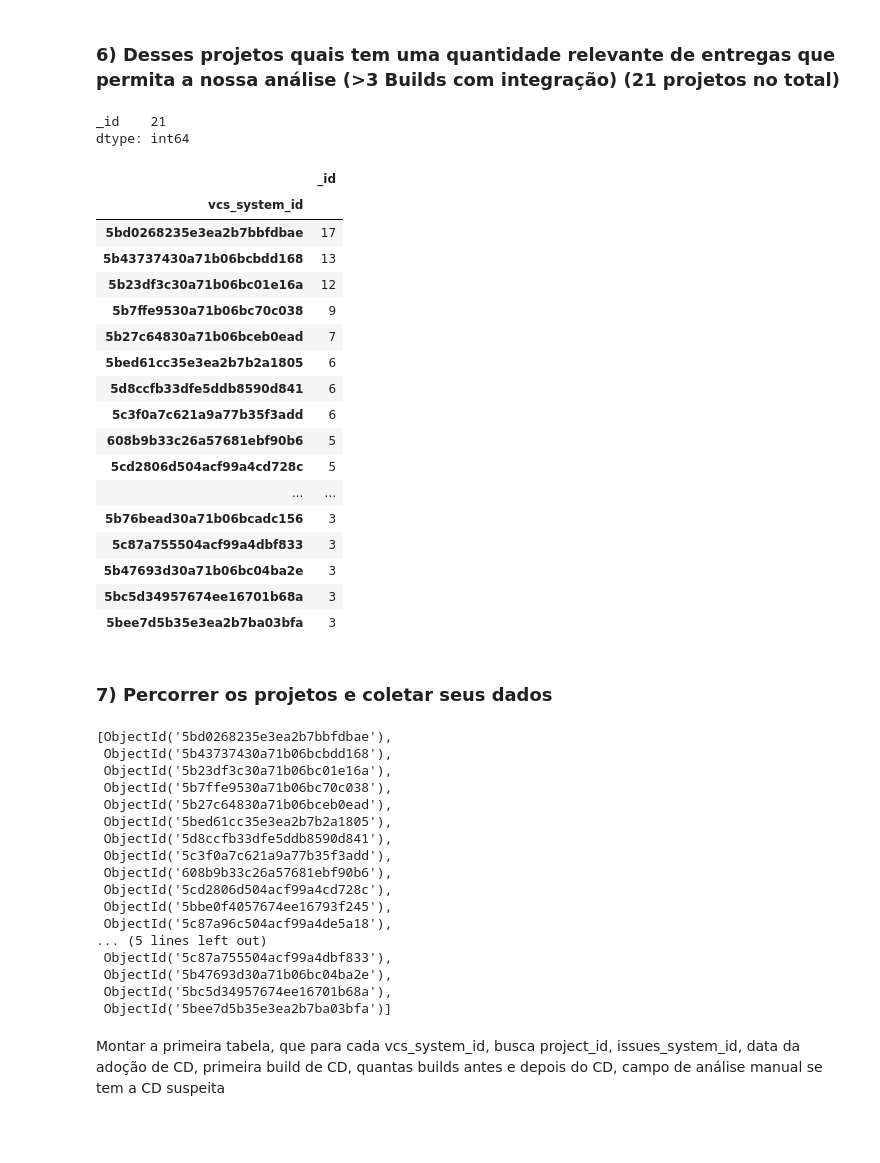
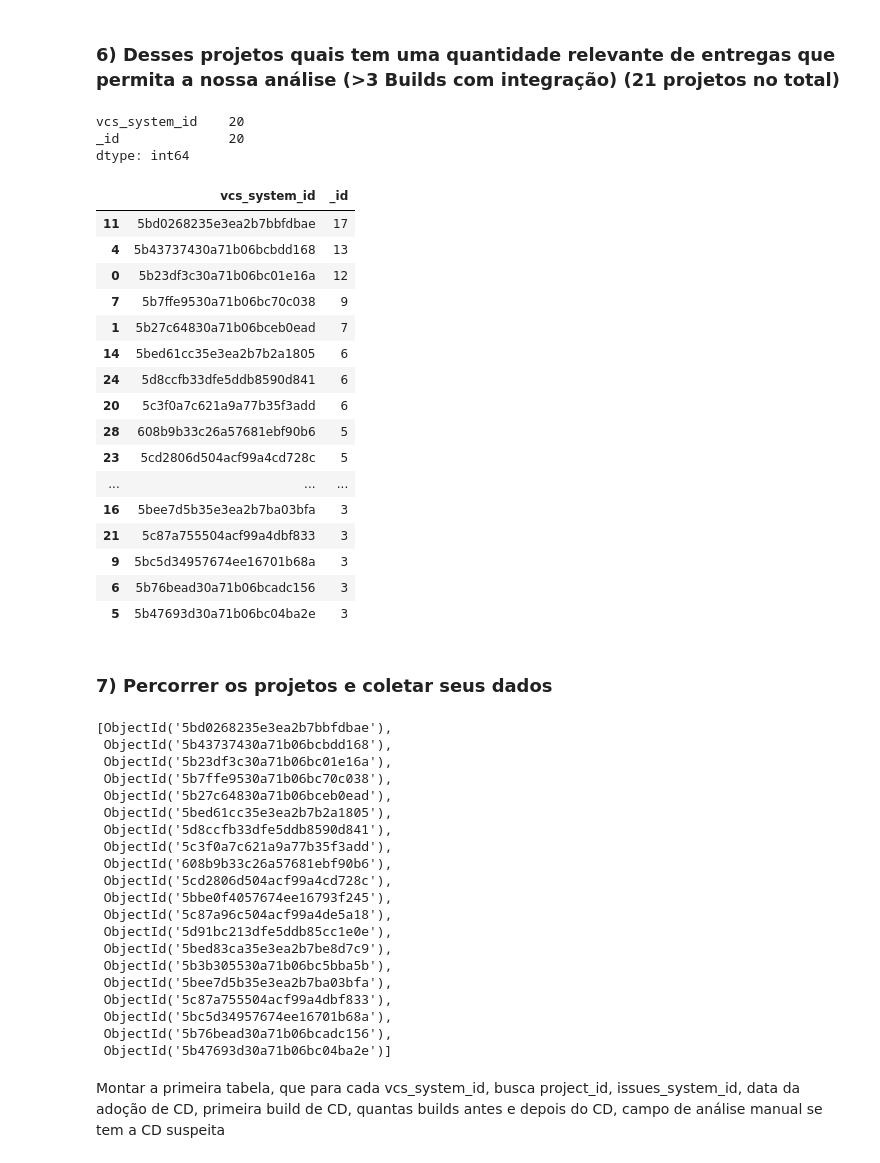
Before and after one commit to diegoandrade-iuv/msr-ch2022-cd, a Jupyter notebook: perguntas de pesquisa.ipynb, the cells around one changed output. Drawn from its saved outputs; the diff is of its cells as text; code cells hidden in the pictures; blank space fills up the shorter version.

```diff
--- a/perguntas de pesquisa.ipynb
+++ b/perguntas de pesquisa.ipynb
@@ -9,7 +9,7 @@ import pandas as pd
 from pymongo import MongoClient
 from bson.objectid import ObjectId
 client = MongoClient()
-db = client.smartshark_2_2
+db = client.smartshark_2_1
 # %% [markdown]
 ### 1) Tem integração contínua - OK
 # %%
@@ -125,36 +141,36 @@ vcs_systems.query('_id.isin(@vcsComEntrega)').drop_duplicates().dropna()
 BuildsValidosPorCommit = BuildsValidos[['_id', 'vcs_system_id', 'commit_id', 'number', 'state', 'started_at', 'finished_at']].groupby(['commit_id'], as_index=False, sort=False).min()
 # %%
 vcsComCD = BuildsValidosPorCommit[['vcs_system_id','_id']].groupby(['vcs_system_id'], as_index=False).agg('count').sort_values(by=['_id'], ascending=False)
-vcsComCD = tmp.query('_id > 2')
+vcsComCD = vcsComCD.query('_id > 2')
 print(vcsComCD.count())
 vcsComCD
 # %% [output]
-_id    21
+vcs_system_id    20
+_id              20
 dtype: int64
-|  | _id |
-| vcs_system_id |  |
-| 5bd0268235e3ea2b7bbfdbae | 17 |
-| 5b43737430a71b06bcbdd168 | 13 |
-| 5b23df3c30a71b06bc01e16a | 12 |
-| 5b7ffe9530a71b06bc70c038 | 9 |
-| 5b27c64830a71b06bceb0ead | 7 |
-| 5bed61cc35e3ea2b7b2a1805 | 6 |
-| 5d8ccfb33dfe5ddb8590d841 | 6 |
-| 5c3f0a7c621a9a77b35f3add | 6 |
-| 608b9b33c26a57681ebf90b6 | 5 |
-| 5cd2806d504acf99a4cd728c | 5 |
-| ... | ... |
-| 5b76bead30a71b06bcadc156 | 3 |
-| 5c87a755504acf99a4dbf833 | 3 |
-| 5b47693d30a71b06bc04ba2e | 3 |
-| 5bc5d34957674ee16701b68a | 3 |
-| 5bee7d5b35e3ea2b7ba03bfa | 3 |
+|  | vcs_system_id | _id |
+| 11 | 5bd0268235e3ea2b7bbfdbae | 17 |
+| 4 | 5b43737430a71b06bcbdd168 | 13 |
+| 0 | 5b23df3c30a71b06bc01e16a | 12 |
+| 7 | 5b7ffe9530a71b06bc70c038 | 9 |
+| 1 | 5b27c64830a71b06bceb0ead | 7 |
+| 14 | 5bed61cc35e3ea2b7b2a1805 | 6 |
+| 24 | 5d8ccfb33dfe5ddb8590d841 | 6 |
+| 20 | 5c3f0a7c621a9a77b35f3add | 6 |
+| 28 | 608b9b33c26a57681ebf90b6 | 5 |
+| 23 | 5cd2806d504acf99a4cd728c | 5 |
+| ... | ... | ... |
+| 16 | 5bee7d5b35e3ea2b7ba03bfa | 3 |
+| 21 | 5c87a755504acf99a4dbf833 | 3 |
+| 9 | 5bc5d34957674ee16701b68a | 3 |
+| 6 | 5b76bead30a71b06bcadc156 | 3 |
+| 5 | 5b47693d30a71b06bc04ba2e | 3 |
 # %% [markdown]
 ### 7) Percorrer os projetos e coletar seus dados
 # %%
 vcsList= []
 for index, row in vcsComCD.iterrows():
-    vcsList.append(row.name)
+    vcsList.append(row.vcs_system_id)
 vcsList
 # %% [output]
 [ObjectId('5bd0268235e3ea2b7bbfdbae'),
@@ -169,11 +185,14 @@ vcsList
  ObjectId('5cd2806d504acf99a4cd728c'),
  ObjectId('5bbe0f4057674ee16793f245'),
  ObjectId('5c87a96c504acf99a4de5a18'),
-... (5 lines left out)
+ ObjectId('5d91bc213dfe5ddb85cc1e0e'),
+ ObjectId('5bed83ca35e3ea2b7be8d7c9'),
+ ObjectId('5b3b305530a71b06bc5bba5b'),
+ ObjectId('5bee7d5b35e3ea2b7ba03bfa'),
  ObjectId('5c87a755504acf99a4dbf833'),
- ObjectId('5b47693d30a71b06bc04ba2e'),
  ObjectId('5bc5d34957674ee16701b68a'),
- ObjectId('5bee7d5b35e3ea2b7ba03bfa')]
+ ObjectId('5b76bead30a71b06bcadc156'),
+ ObjectId('5b47693d30a71b06bc04ba2e')]
 # %% [markdown]
 Montar a primeira tabela, que para cada vcs_system_id, busca project_id, issues_system_id, data da adoção de CD, primeira build de CD, quantas builds antes e depois do CD, campo de análise manual se tem a CD suspeita
 # %%
```
Also changed, not shown: parts of 13 cells of this notebook, 2 other files.
